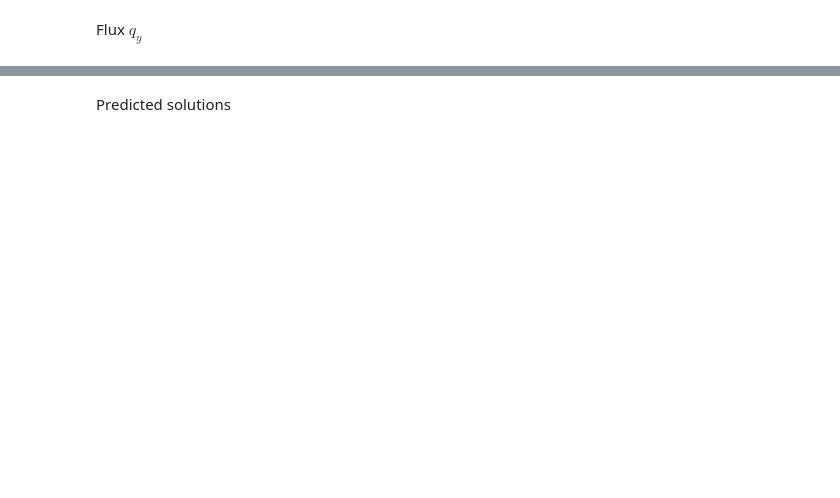
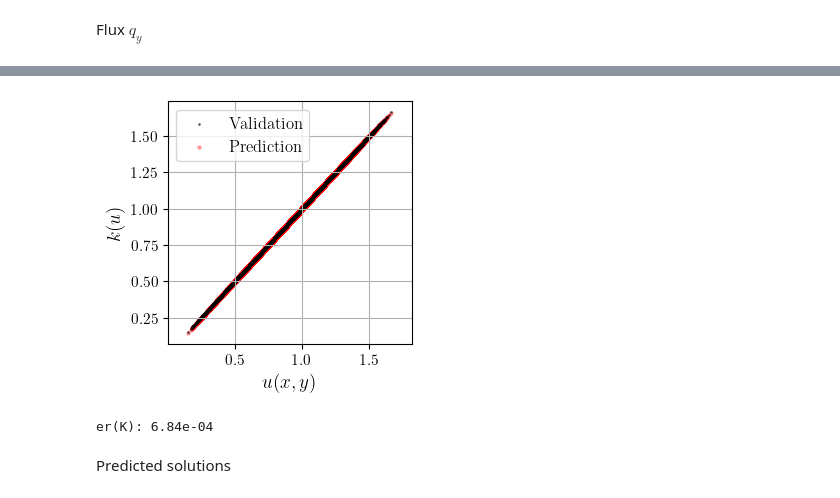
Before and after one commit to rmunozTMELab/PGNNIV-to-Continuum-Problems, a Jupyter notebook: src/nb/results_analysis/PGNNIV_nonlinear_problem_results_analysis.ipynb, the cells around one changed output, grey strips where cells are left out. Saved outputs shown, nothing was run; the diff lists cells and outputs as text; code cells hidden in the pictures; blank space fills up the shorter version.

```diff
--- a/src/nb/results_analysis/PGNNIV_nonlinear_problem_results_analysis.ipynb
+++ b/src/nb/results_analysis/PGNNIV_nonlinear_problem_results_analysis.ipynb
@@ -370,32 +406,36 @@ reshaped_predicted_K = tf.reshape(predicted_K, [predicted_K.shape[0], -1]).numpy
 # %%
 plt.figure(figsize=(height, height))
 
 # Plot of the values
 plt.scatter(reshaped_predicted_solution, reshaped_predicted_K, label='Prediction', color='red', s=5, alpha=0.3)
 plt.scatter(reshaped_validation_solution, reshaped_validation_K, label='Validation', color='black', s=1, alpha=0.5)
 
 # Labels configurations
 plt.xlabel('$u(x, y)$', fontsize=label_fontsize)
 plt.ylabel('$k(u)$', fontsize=label_fontsize)
 plt.grid(True)
 
 # Legend configuration
 handles, labels = plt.gca().get_legend_handles_labels()
 order = [1, 0]
-plt.legend([handles[idx] for idx in order], [labels[idx] for idx in order], loc='lower left', fontsize=legend_fontsize)
+plt.legend([handles[idx] for idx in order], [labels[idx] for idx in order], loc='upper left', fontsize=legend_fontsize)
 plt.tick_params(axis='both', which='major', labelsize=tick_fontsize)
 
 # Axis configurations
 min = np.min(reshaped_validation_solution) - 0.1*(np.max(reshaped_validation_solution - np.min(reshaped_validation_solution)))
 max = np.max(reshaped_validation_solution) + 0.1*(np.max(reshaped_validation_solution - np.min(reshaped_validation_solution)))
 plt.xlim(min, max)
 
 # Show the image
 plt.show()
+# %% [output]
+[figure, added]
 # %%
-er = np.sum(np.trapz(np.trapz(reshaped_predicted_K.squeeze() - reshaped_validation_K.squeeze(), dx=x_step_size), dx=y_step_size))**2/np.sum(np.trapz(np.trapz(reshaped_validation_K.squeeze(), dx=x_step_size), dx=y_step_size))**2
+er = np.sqrt(np.sum(np.trapz(np.trapz((reshaped_predicted_K - reshaped_validation_K)**2, dx=x_step_size), dx=x_step_size))/np.sum(np.trapz(np.trapz((reshaped_validation_K)**2, dx=x_step_size), dx=x_step_size)))
 
 print(f"er(K): {er:.2e}")
+# %% [output]
+er(K): 6.84e-04
 # %% [markdown]
 Predicted solutions
 # %%
```
Also changed, not shown: parts of 16 cells of this notebook.
